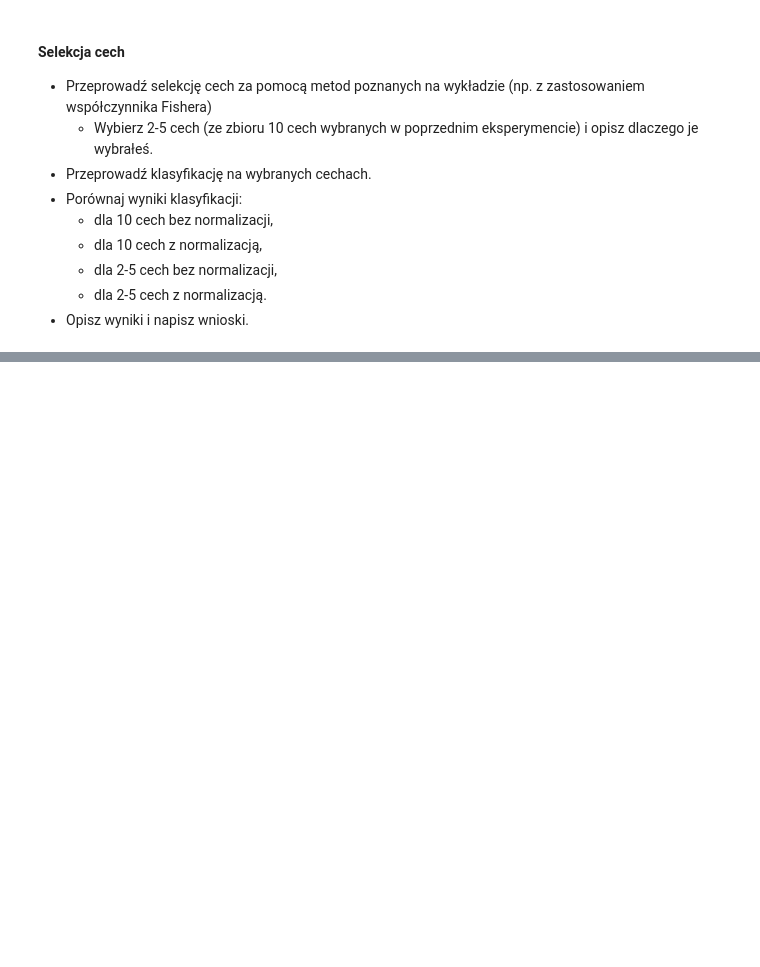
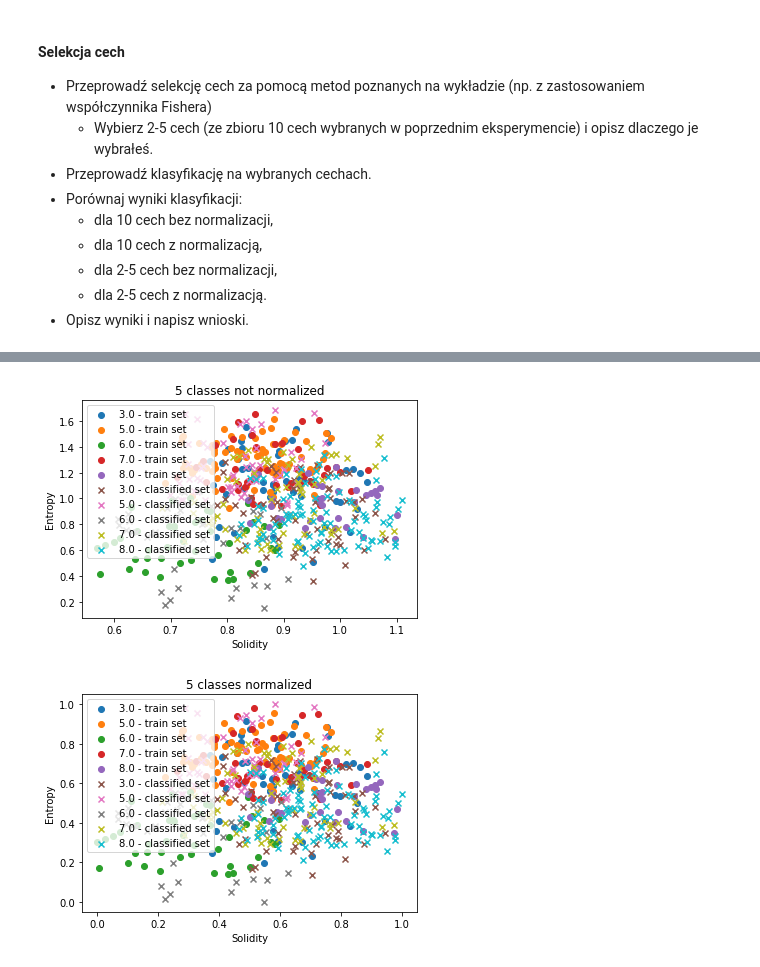
Before and after one commit to ninjarlz/statystyka, a Jupyter notebook: Lab04 (2)/Lab04.ipynb, the cells around one changed output, grey strips where cells are left out. Drawn from its saved outputs; the diff is of its cells as text; code cells hidden in the pictures; blank space fills up the shorter version.

```diff
--- a/Lab04 (2)/Lab04.ipynb
+++ b/Lab04 (2)/Lab04.ipynb
@@ -89,0 +247,68 @@ Należy wykonać następujące czynności w celu realizacji niniejszego zadania:
+# %%
+import matplotlib.pyplot as plt
+
+def get_grouped_set_dict(dataset):
+    grouped_dict = {}
+    for element in dataset:
+        if element[0] in grouped_dict:
+            grouped_dict[element[0]].append(element)
+        else:
+            grouped_dict[element[0]] = [element]
+    for key in grouped_dict.keys():
+        grouped_dict[key] = np.asarray(grouped_dict[key])
+    return grouped_dict
+
+def get_grouped_classified_set_dict(classified):
+    grouped_dict = {}
+    for element in classified:
+        if element.value[0] in grouped_dict:
+            grouped_dict[element.value[0]].append(element.value)
+        else:
+            grouped_dict[element.value[0]] = [element.value]
+    for key in grouped_dict.keys():
+        grouped_dict[key] = np.asarray(grouped_dict[key])
+    return grouped_dict
+
+def draw_visualization_2d(title, train_set, feature1, feature2, feature1_name, feature2_name):
+    grouped_five_classes_train_dict = get_grouped_set_dict(train_set)
+    classified_samples_dict = get_grouped_classified_set_dict(classified_samples)
+    plt.figure()
+    plt.title(title)
+    plt.xlabel(feature1_name)
+    plt.ylabel(feature2_name)
+    for k in sorted(grouped_five_classes_train_dict.keys()):
+        plt.scatter(x=grouped_five_classes_train_dict[k][:, feature1], y=grouped_five_classes_train_dict[k][:, feature2], label=str(k) + ' - train set', marker='o')
+    for k in sorted(classified_samples_dict.keys()):
+        plt.scatter(x=classified_samples_dict[k][:, feature1], y=classified_samples_dict[k][:, feature2], label=str(k) + ' - classified set', marker='x')
+    plt.legend()
+
+features = [2, 3, 4, 5, 6, 7, 8, 9, 12, 15]
+test_normalized_five_classes, train_normalized_five_classes = normalize_data(test_five_classes, train_five_classes, features)
+
+print("Not normalized - 5 classes {3, 5, 6, 7, 8}, 10 features {2, 3, 4, 5, 6, 7, 8, 9, 12, 15}, k 21")
+classify_knn_samples(test_five_classes, train_five_classes, 21, features)
+print("kNN:")
+print_classification_parameters(classified_samples)
+
+print("Normalized - 5 classes {3, 5, 6, 7, 8}, 10 features {2, 3, 4, 5, 6, 7, 8, 9, 12, 15}, k 21")
+classify_knn_samples(test_normalized_five_classes, train_normalized_five_classes, 21, features)
+print("kNN:")
+print_classification_parameters(classified_samples)
+
+features = [5, 15]
+test_normalized_five_classes, train_normalized_five_classes = normalize_data(test_five_classes, train_five_classes, features)
+
+print("Not normalized - 5 classes {3, 5, 6, 7, 8}, 2 features {5, 15}, k 21")
+classify_knn_samples(test_five_classes, train_five_classes, 21, features)
+print("kNN:")
+print_classification_parameters(classified_samples)
+# VISUAL REPRESENTATION FOR 2-FEATURES CASE
+draw_visualization_2d("5 classes not normalized", train_five_classes, 5, 15, "Solidity", "Entropy")
+
+print("Normalized - 5 classes {3, 5, 6, 7, 8}, 10 features {5, 15}, k 21")
+classify_knn_samples(test_normalized_five_classes, train_normalized_five_classes, 21, features)
+print("kNN:")
+print_classification_parameters(classified_samples)
+# VISUAL REPRESENTATION FOR 2-FEATURES CASE
+draw_visualization_2d("5 classes normalized", train_normalized_five_classes, 5, 15, "Solidity", "Entropy")
+# %% [output]
@@ -89,0 +332,2 @@ Należy wykonać następujące czynności w celu realizacji niniejszego zadania:
+[figure, added]
+[figure, added]
```
Also changed, not shown: parts of 4 cells of this notebook, 1 other file.
